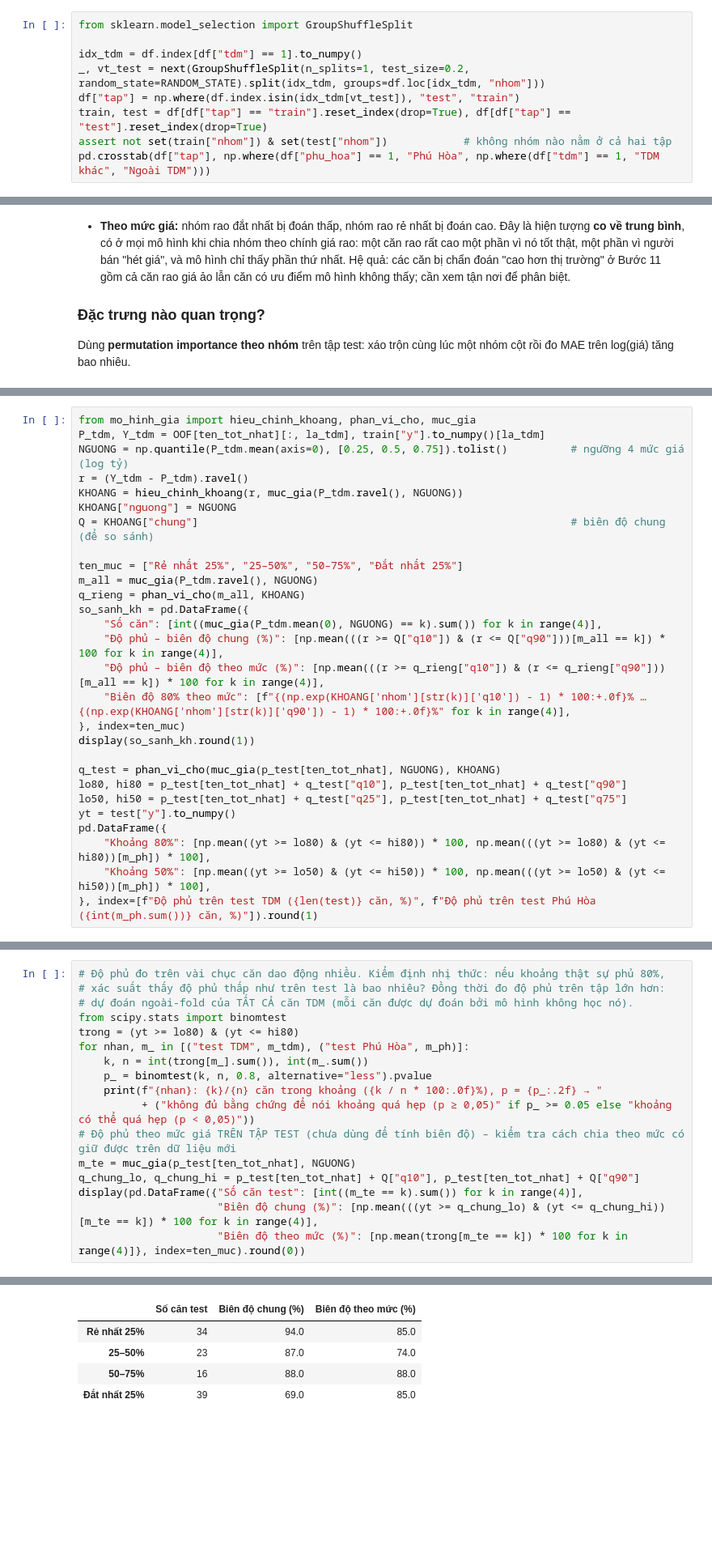
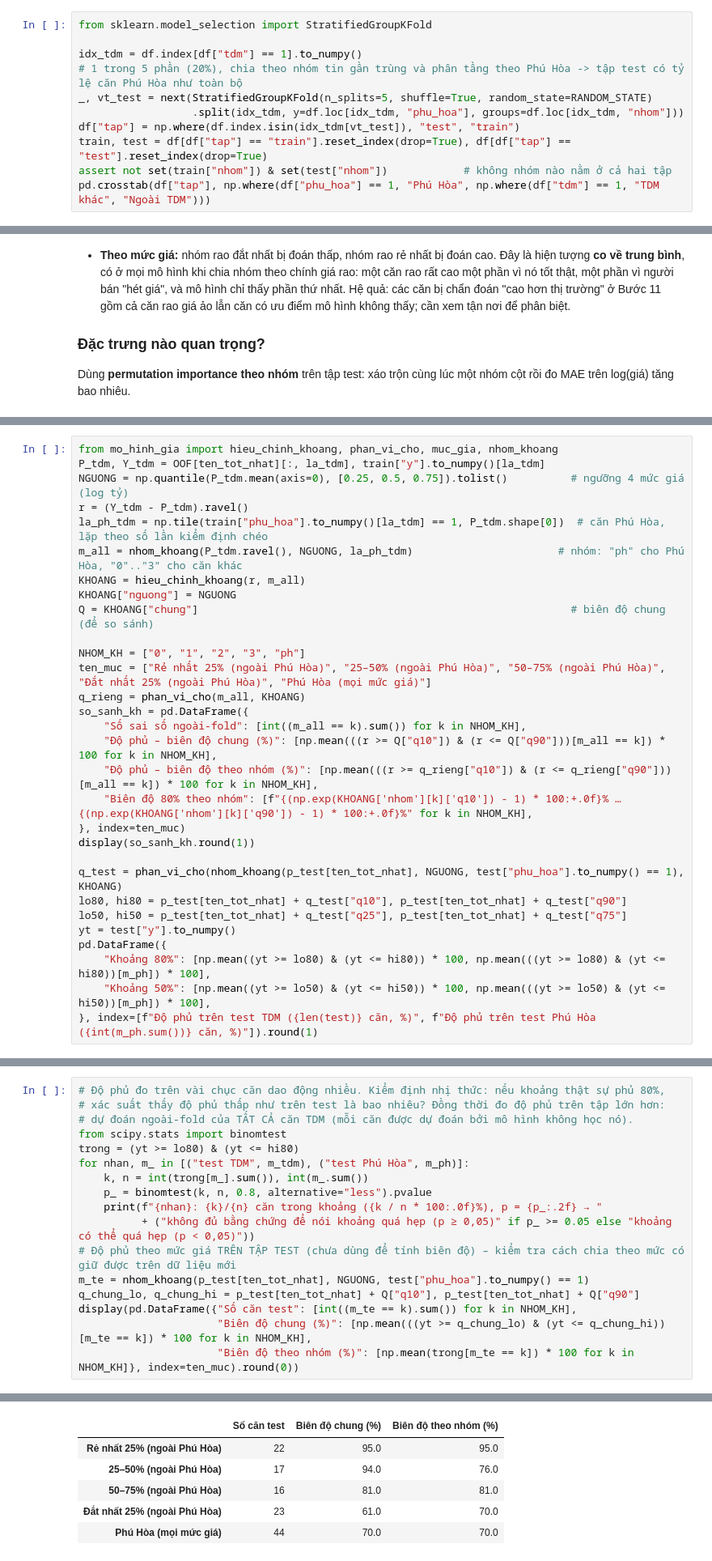
Before and after one commit to 2324801030095-cloud/Project_Du-doan-gia-nha, a Jupyter notebook: notebooks/2324801030095.ipynb, the cells around one changed output, grey strips where cells are left out. Shown at 81% size. Drawn from its saved outputs; the diff is of its cells as text; blank space fills up the shorter version.

```diff
--- a/notebooks/2324801030095.ipynb
+++ b/notebooks/2324801030095.ipynb
@@ -538,8 +538,10 @@ Như bài giảng: mô hình học trên tập **train**, rồi được chấm
 # %%
-from sklearn.model_selection import GroupShuffleSplit
+from sklearn.model_selection import StratifiedGroupKFold
 
 idx_tdm = df.index[df["tdm"] == 1].to_numpy()
-_, vt_test = next(GroupShuffleSplit(n_splits=1, test_size=0.2, random_state=RANDOM_STATE).split(idx_tdm, groups=df.loc[idx_tdm, "nhom"]))
+# 1 trong 5 phần (20%), chia theo nhóm tin gần trùng và phân tầng theo Phú Hòa -> tập test có tỷ lệ căn Phú Hòa như toàn bộ
+_, vt_test = next(StratifiedGroupKFold(n_splits=5, shuffle=True, random_state=RANDOM_STATE)
+                  .split(idx_tdm, y=df.loc[idx_tdm, "phu_hoa"], groups=df.loc[idx_tdm, "nhom"]))
 df["tap"] = np.where(df.index.isin(idx_tdm[vt_test]), "test", "train")
 train, test = df[df["tap"] == "train"].reset_index(drop=True), df[df["tap"] == "test"].reset_index(drop=True)
 assert not set(train["nhom"]) & set(test["nhom"])            # không nhóm nào nằm ở cả hai tập
@@ -1072,24 +1074,26 @@ Một con số dự đoán đơn lẻ chưa đủ để ra quyết định. Ta m
 # %%
-from mo_hinh_gia import hieu_chinh_khoang, phan_vi_cho, muc_gia
+from mo_hinh_gia import hieu_chinh_khoang, phan_vi_cho, muc_gia, nhom_khoang
 P_tdm, Y_tdm = OOF[ten_tot_nhat][:, la_tdm], train["y"].to_numpy()[la_tdm]
 NGUONG = np.quantile(P_tdm.mean(axis=0), [0.25, 0.5, 0.75]).tolist()          # ngưỡng 4 mức giá (log tỷ)
 r = (Y_tdm - P_tdm).ravel()
-KHOANG = hieu_chinh_khoang(r, muc_gia(P_tdm.ravel(), NGUONG))
+la_ph_tdm = np.tile(train["phu_hoa"].to_numpy()[la_tdm] == 1, P_tdm.shape[0])  # căn Phú Hòa, lặp theo số lần kiểm định chéo
+m_all = nhom_khoang(P_tdm.ravel(), NGUONG, la_ph_tdm)                       # nhóm: "ph" cho Phú Hòa, "0".."3" cho căn khác
+KHOANG = hieu_chinh_khoang(r, m_all)
 KHOANG["nguong"] = NGUONG
 Q = KHOANG["chung"]                                                           # biên độ chung (để so sánh)
 
-ten_muc = ["Rẻ nhất 25%", "25–50%", "50–75%", "Đắt nhất 25%"]
-m_all = muc_gia(P_tdm.ravel(), NGUONG)
+NHOM_KH = ["0", "1", "2", "3", "ph"]
+ten_muc = ["Rẻ nhất 25% (ngoài Phú Hòa)", "25–50% (ngoài Phú Hòa)", "50–75% (ngoài Phú Hòa)", "Đắt nhất 25% (ngoài Phú Hòa)", "Phú Hòa (mọi mức giá)"]
 q_rieng = phan_vi_cho(m_all, KHOANG)
 so_sanh_kh = pd.DataFrame({
-    "Số căn": [int((muc_gia(P_tdm.mean(0), NGUONG) == k).sum()) for k in range(4)],
-    "Độ phủ – biên độ chung (%)": [np.mean(((r >= Q["q10"]) & (r <= Q["q90"]))[m_all == k]) * 100 for k in range(4)],
-    "Độ phủ – biên độ theo mức (%)": [np.mean(((r >= q_rieng["q10"]) & (r <= q_rieng["q90"]))[m_all == k]) * 100 for k in range(4)],
-    "Biên độ 80% theo mức": [f"{(np.exp(KHOANG['nhom'][str(k)]['q10']) - 1) * 100:+.0f}% … {(np.exp(KHOANG['nhom'][str(k)]['q90']) - 1) * 100:+.0f}%" for k in range(4)],
+    "Số sai số ngoài-fold": [int((m_all == k).sum()) for k in NHOM_KH],
+    "Độ phủ – biên độ chung (%)": [np.mean(((r >= Q["q10"]) & (r <= Q["q90"]))[m_all == k]) * 100 for k in NHOM_KH],
+    "Độ phủ – biên độ theo nhóm (%)": [np.mean(((r >= q_rieng["q10"]) & (r <= q_rieng["q90"]))[m_all == k]) * 100 for k in NHOM_KH],
+    "Biên độ 80% theo nhóm": [f"{(np.exp(KHOANG['nhom'][k]['q10']) - 1) * 100:+.0f}% … {(np.exp(KHOANG['nhom'][k]['q90']) - 1) * 100:+.0f}%" for k in NHOM_KH],
 }, index=ten_muc)
 display(so_sanh_kh.round(1))
 
-q_test = phan_vi_cho(muc_gia(p_test[ten_tot_nhat], NGUONG), KHOANG)
+q_test = phan_vi_cho(nhom_khoang(p_test[ten_tot_nhat], NGUONG, test["phu_hoa"].to_numpy() == 1), KHOANG)
 lo80, hi80 = p_test[ten_tot_nhat] + q_test["q10"], p_test[ten_tot_nhat] + q_test["q90"]
 lo50, hi50 = p_test[ten_tot_nhat] + q_test["q25"], p_test[ten_tot_nhat] + q_test["q75"]
 yt = test["y"].to_numpy()
@@ -1118,9 +1123,9 @@ for nhan, m_ in [("test TDM", m_tdm), ("test Phú Hòa", m_ph)]:
     print(f"{nhan}: {k}/{n} căn trong khoảng ({k / n * 100:.0f}%), p = {p_:.2f} → "
           + ("không đủ bằng chứng để nói khoảng quá hẹp (p ≥ 0,05)" if p_ >= 0.05 else "khoảng có thể quá hẹp (p < 0,05)"))
 # Độ phủ theo mức giá TRÊN TẬP TEST (chưa dùng để tính biên độ) – kiểm tra cách chia theo mức có giữ được trên dữ liệu mới
-m_te = muc_gia(p_test[ten_tot_nhat], NGUONG)
+m_te = nhom_khoang(p_test[ten_tot_nhat], NGUONG, test["phu_hoa"].to_numpy() == 1)
 q_chung_lo, q_chung_hi = p_test[ten_tot_nhat] + Q["q10"], p_test[ten_tot_nhat] + Q["q90"]
-display(pd.DataFrame({"Số căn test": [int((m_te == k).sum()) for k in range(4)],
-                      "Biên độ chung (%)": [np.mean(((yt >= q_chung_lo) & (yt <= q_chung_hi))[m_te == k]) * 100 for k in range(4)],
-                      "Biên độ theo mức (%)": [np.mean(trong[m_te == k]) * 100 for k in range(4)]}, index=ten_muc).round(0))
+display(pd.DataFrame({"Số căn test": [int((m_te == k).sum()) for k in NHOM_KH],
+                      "Biên độ chung (%)": [np.mean(((yt >= q_chung_lo) & (yt <= q_chung_hi))[m_te == k]) * 100 for k in NHOM_KH],
+                      "Biên độ theo nhóm (%)": [np.mean(trong[m_te == k]) * 100 for k in NHOM_KH]}, index=ten_muc).round(0))
 # %% [output]
@@ -1129,7 +1134,8 @@ test Phú Hòa: 21/26 căn trong khoảng (81%), p = 0.62 → không đủ bằn
-|  | Số căn test | Biên độ chung (%) | Biên độ theo mức (%) |
-| Rẻ nhất 25% | 34 | 94.0 | 85.0 |
-| 25–50% | 23 | 87.0 | 74.0 |
-| 50–75% | 16 | 88.0 | 88.0 |
-| Đắt nhất 25% | 39 | 69.0 | 85.0 |
+|  | Số căn test | Biên độ chung (%) | Biên độ theo nhóm (%) |
+| Rẻ nhất 25% (ngoài Phú Hòa) | 22 | 95.0 | 95.0 |
+| 25–50% (ngoài Phú Hòa) | 17 | 94.0 | 76.0 |
+| 50–75% (ngoài Phú Hòa) | 16 | 81.0 | 81.0 |
+| Đắt nhất 25% (ngoài Phú Hòa) | 23 | 61.0 | 70.0 |
+| Phú Hòa (mọi mức giá) | 44 | 70.0 | 70.0 |
 # %% [markdown]
 **Quan sát:**
```
Also changed, not shown: parts of 29 cells of this notebook, 20 other files.
